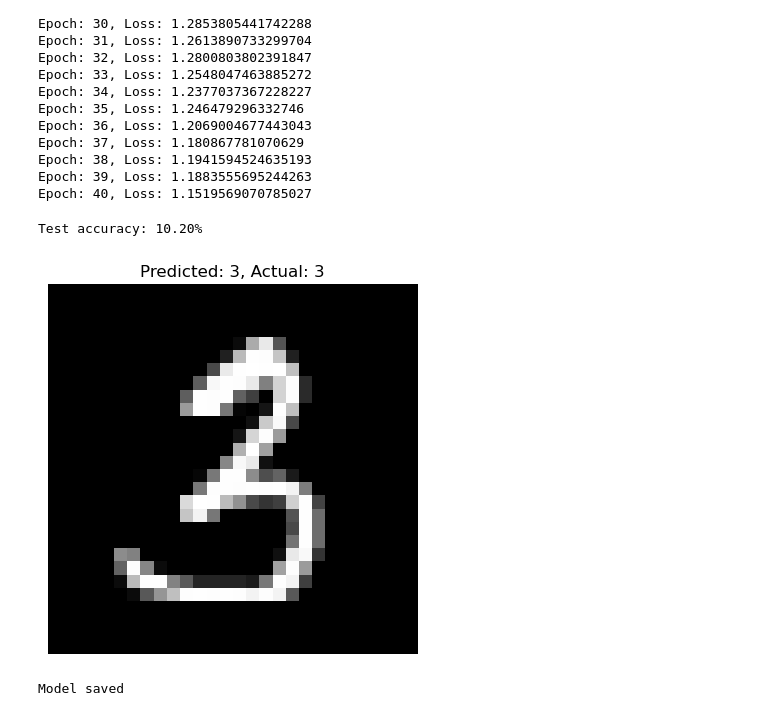
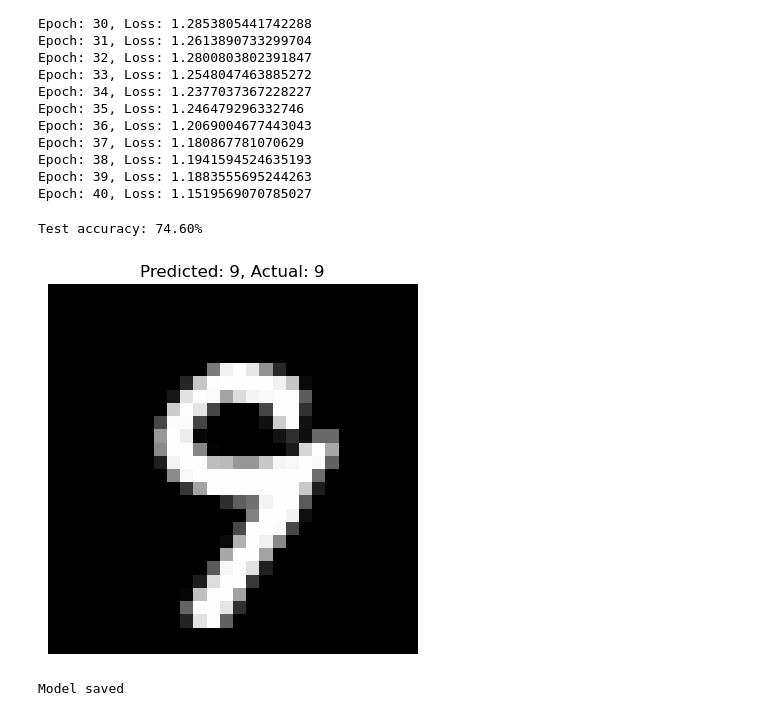
Before and after one commit to dshi08/Digit-Classification, a Jupyter notebook: digit-classification/digits.ipynb, the cells around one changed output. Saved outputs shown, nothing was run; the diff lists cells and outputs as text; code cells hidden in the pictures.

```diff
--- a/digit-classification/digits.ipynb
+++ b/digit-classification/digits.ipynb
@@ -57,8 +58,11 @@ np.shape(X_train)
 # %%
 # ie. 4 = [0,0,0,0,1,0,0,0,0,0]
 def encode_labels(y):
-    one_hot = np.zeros((len(y), 10))
-    one_hot[np.arange(len(y)), y] = 1
+    one_hot = []
+    for label in y:
+        vector = [0] * 10
+        vector[label] = 1
+        one_hot.append(vector)
     return one_hot
 y_train_encoded = encode_labels(y_train)
 y_test_encoded = encode_labels(y_test)
@@ -88,16 +92,29 @@ def optimizer(model, base_lr, e, decay=0.96):
          p.data += -lr * p.grad
 # %%
 from PIL import Image
-import numpy as np
 
 # resizer to compress images
 def resize_dataset(X, new_size=(14,14)):
     resized_images = []
     for img_array in X:
-        img = Image.fromarray(img_array)
-        img_small = img.resize(new_size, Image.Resampling.LANCZOS)
-        resized_images.append(np.array(img_small))
-    return np.array(resized_images)
+        if not isinstance(img_array, Image.Image):
+            img = Image.fromarray(img_array)
+        else:
+            img = img_array
+        img_resized = img.resize(new_size, Image.Resampling.LANCZOS)
+        resized_images.append(list(img_resized.getdata()))
+    return resized_images
+# %%
+# np.ravel in vanilla python
+def flatten_2d(lst):
+    flat = []
+    for row in lst:
+        if isinstance(row, (list, tuple)):
+            for elem in row:
+                flat.append(elem)
+        else:
+            flat.append(row)
+    return flat
 # %%
 # resized to save time
 X_train = resize_dataset(X_train, (14, 14))
@@ -110,7 +127,7 @@ for epoch in range(epochs):
     total_loss = 0
     for x, y_true in zip(X_train, y_train_encoded):
         # forward pass
-        x_val = [Value(xi) for xi in np.ravel(x)]
+        x_val = [Value(xi) for xi in flatten_2d(x)]
         y_pred = model(x_val)
         loss = cross_entropy_loss(y_pred, y_true)
 
@@ -148,7 +165,7 @@ total = len(X_test[:1000])
 X_test_resized = resize_dataset(X_test, (14, 14))
 
 for x, y_true in zip(X_test_resized[:1000], y_test[:1000]):
-    x_vals = [Value(xi) for xi in np.ravel(x)]
+    x_vals = [Value(xi) for xi in flatten_2d(x)]
     y_pred = model(x_vals)
     pred_label = np.argmax([p.data for p in y_pred])
 
@@ -158,29 +175,28 @@ for x, y_true in zip(X_test_resized[:1000], y_test[:1000]):
 accuracy = correct / total
 print(f"Test accuracy: {accuracy * 100:.2f}%")
 # %% [output]
-Test accuracy: 10.20%
+Test accuracy: 74.60%
 # %%
 import matplotlib.pyplot as plt
-import numpy as np
 
-i = 0
+i = 3
 X_test_resized = resize_dataset(X_test, (14, 14))
 img_resized = X_test_resized[i]
 img = X_test[i]
 label = y_test[i]
 
 # Predict
-x_vals = [Value(xi) for xi in np.ravel(img_resized)]
+x_vals = [Value(xi) for xi in flatten_2d(img_resized)]
 y_pred = model(x_vals)
-pred_label = np.argmax([p.data for p in y_pred])
+pred_label = max(range(len(y_pred)), key=lambda i: y_pred[i].data)
 
 
 plt.imshow(img.reshape(28, 28), cmap='gray')
 plt.title(f"Predicted: {pred_label}, Actual: {label}")
 plt.axis('off')
 plt.show()
 # %% [output]
-[figure, old version]
+[figure, new version]
 # %%
 import pickle
 import os
```
Also changed, not shown: parts of 2 cells of this notebook.
